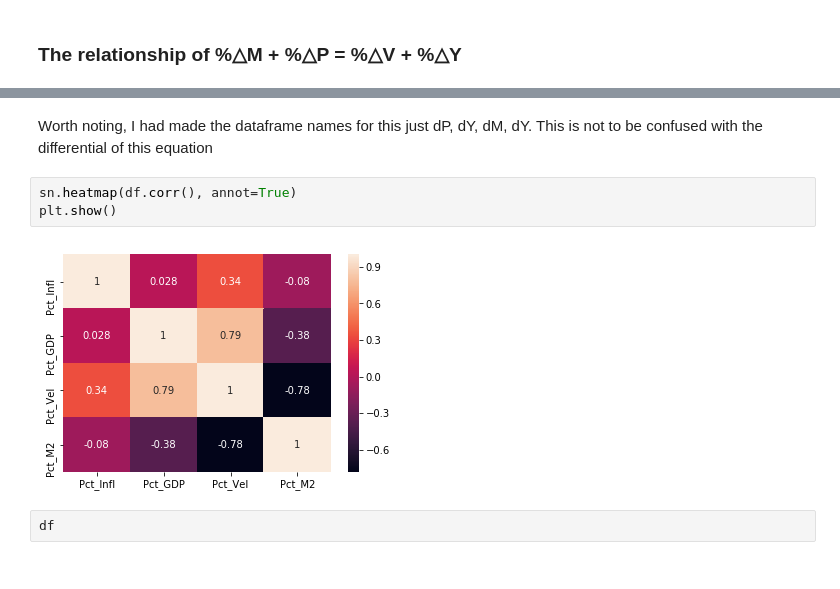
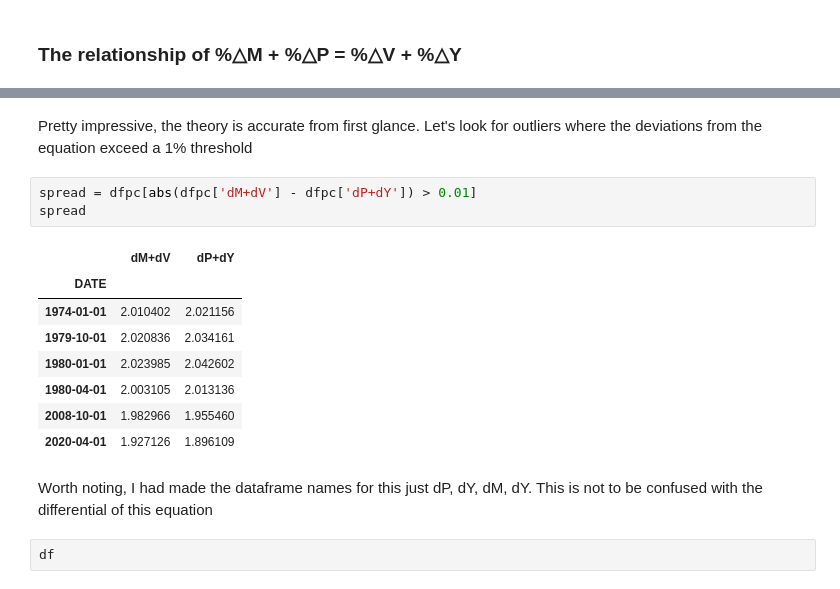
Before and after one commit to NicholasOgawa/EconML, a Jupyter notebook: PCA-MVPY.ipynb, the cells around one changed output, grey strips where cells are left out. Cells and saved outputs as stored; diff of their text form.

```diff
--- a/PCA-MVPY.ipynb
+++ b/PCA-MVPY.ipynb
@@ -154,10 +130,19 @@ plt.legend(dfpc);
+# %% [markdown]
+Pretty impressive, the theory is accurate from first glance. Let's look for outliers where the deviations from the equation exceed a 1% threshold
+# %%
+spread = dfpc[abs(dfpc['dM+dV'] - dfpc['dP+dY']) > 0.01]
+spread
+# %% [output]
+|  | dM+dV | dP+dY |
+| DATE |  |  |
+| 1974-01-01 | 2.010402 | 2.021156 |
+| 1979-10-01 | 2.020836 | 2.034161 |
+| 1980-01-01 | 2.023985 | 2.042602 |
+| 1980-04-01 | 2.003105 | 2.013136 |
+| 2008-10-01 | 1.982966 | 1.955460 |
+| 2020-04-01 | 1.927126 | 1.896109 |
 # %% [markdown]
 Worth noting, I had made the dataframe names for this just dP, dY, dM, dY. This is not to be confused with the differential of this equation
-# %%
-sn.heatmap(df.corr(), annot=True)
-plt.show()
-# %% [output]
-[figure, removed]
 # %%
 df
 # %% [output]
```
Also changed, not shown: parts of 15 cells of this notebook.
